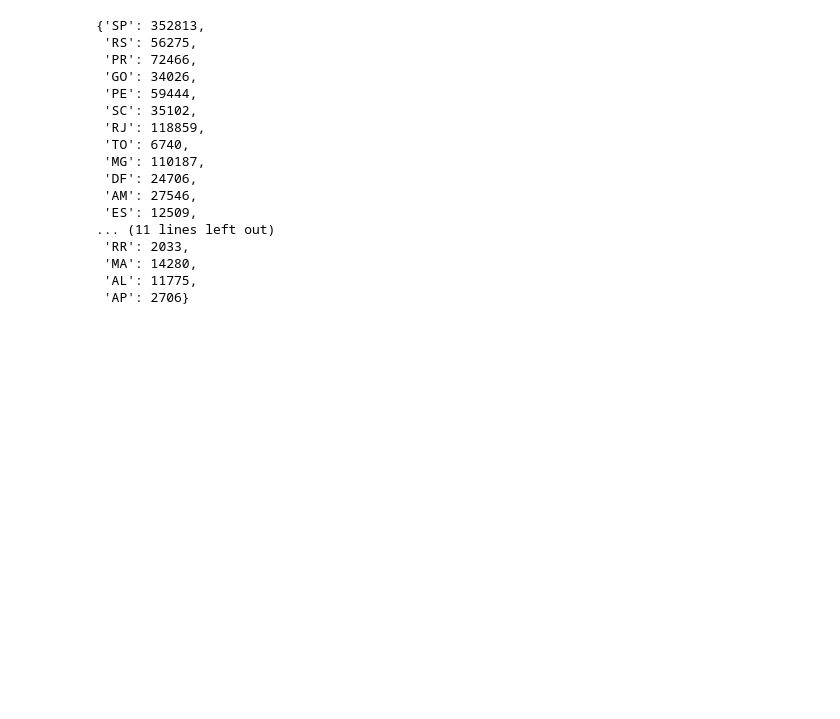
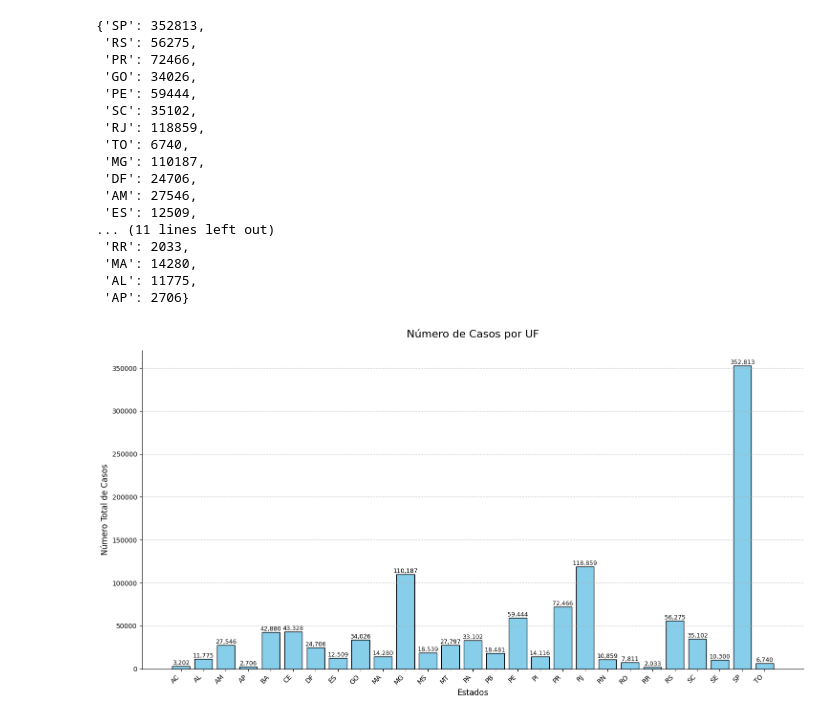
Before and after one commit to guifaraco/analytics-air-quality, a Jupyter notebook: notebooks/00_exemplo.ipynb, the cells around one changed output. Saved outputs shown, nothing was run; the diff lists cells and outputs as text; code cells hidden in the pictures; blank space fills up the shorter version.

Commit message:
Gráfico de barras: análise de número de casos por estado

```diff
--- a/notebooks/00_exemplo.ipynb
+++ b/notebooks/00_exemplo.ipynb
@@ -355,3 +355,39 @@ final_dict
  'MA': 14280,
  'AL': 11775,
  'AP': 2706}
+# %%
+# Ordenar os estados e valores
+labels = sorted(final_dict.keys())
+values = [final_dict[uf] for uf in labels]
+
+# Configurações do gráfico
+plt.figure(figsize=(15, 8))  # Tamanho aumentado
+bars = plt.bar(labels, values, color='skyblue', edgecolor='black')
+
+# Adicionar rótulos nas barras
+for bar in bars:
+    height = bar.get_height()
+    plt.text(
+        bar.get_x() + bar.get_width() / 2,
+        height,
+        f'{height:,}',  # Formato com separador de milhares
+        ha='center',
+        va='bottom',
+        fontsize=9
+    )
+
+# Ajustes estéticos
+plt.title('Número de Casos por UF', fontsize=16, pad=20)
+plt.xlabel('Estados', fontsize=12)
+plt.ylabel('Número Total de Casos', fontsize=12)
+plt.xticks(rotation=45, ha='right')  # Rotacionar rótulos para melhor leitura
+plt.grid(axis='y', linestyle='--', alpha=0.7)  # Grades horizontais
+
+# Remover bordas desnecessárias
+plt.gca().spines['top'].set_visible(False)
+plt.gca().spines['right'].set_visible(False)
+
+plt.tight_layout()  # Ajustar layout para evitar cortes
+plt.show()
+# %% [output]
+[figure, added]
```
